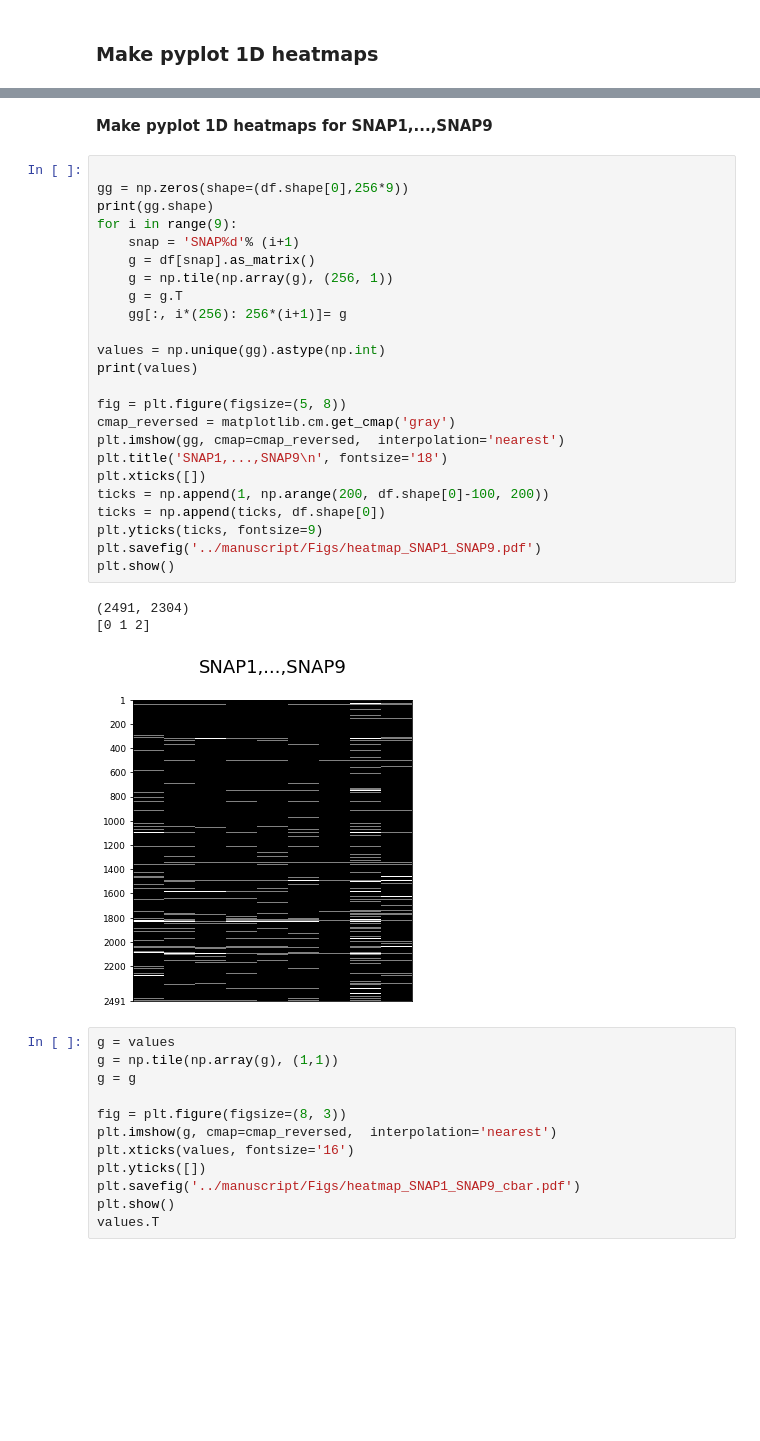
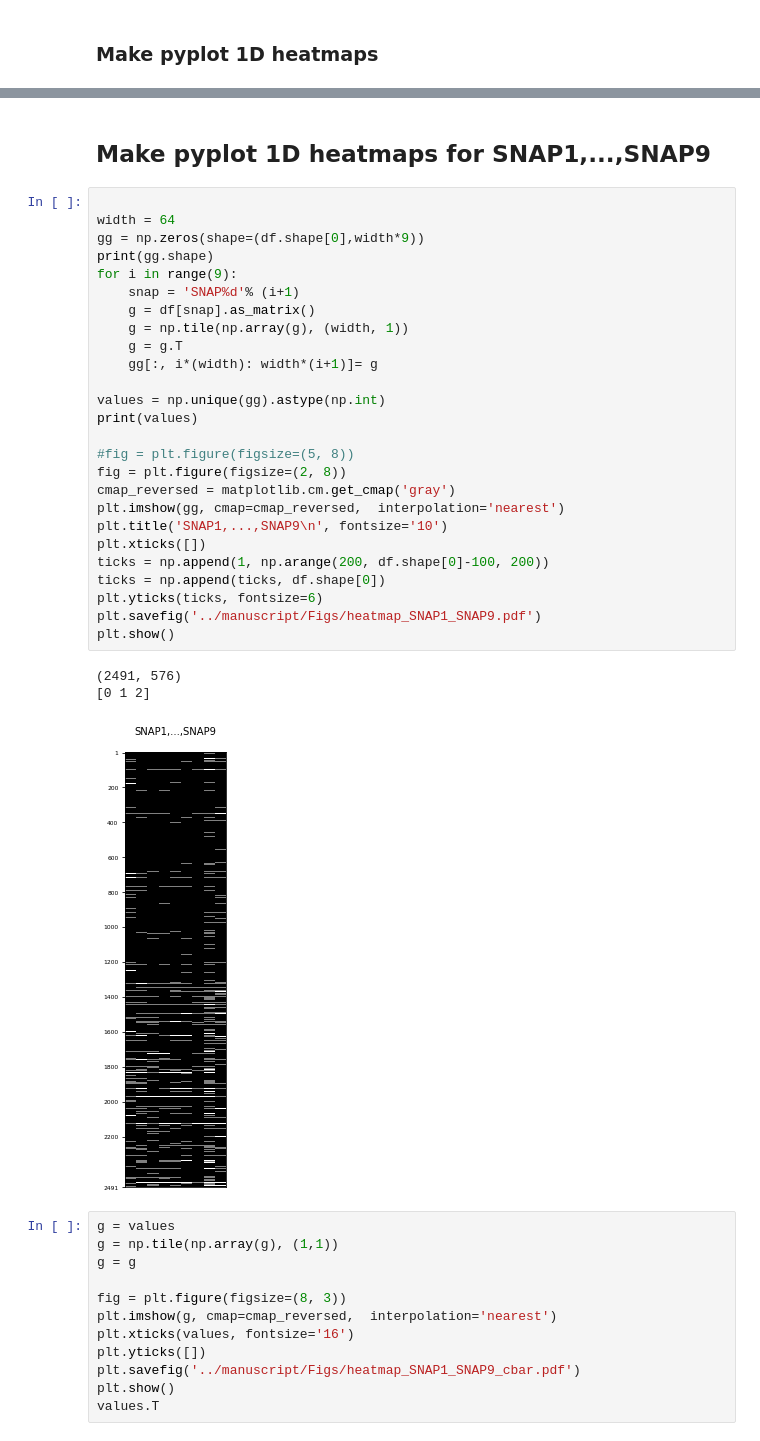
Before and after one commit to arvidl/inattention-populationsample, a Jupyter notebook: notebooks/01_preparation.ipynb, the cells around one changed output, grey strips where cells are left out. Cells and saved outputs as stored; diff of their text form; blank space fills up the shorter version.

```diff
--- a/notebooks/01_preparation.ipynb
+++ b/notebooks/01_preparation.ipynb
@@ -425,35 +428,37 @@ heatmap_1d('ave'); heatmap_1d_cbar('ave')
 [0 1 2 3 4 5 6]
 [figure]
 # %% [markdown]
-**Make pyplot 1D heatmaps for SNAP1,...,SNAP9**
+## **Make pyplot 1D heatmaps for SNAP1,...,SNAP9**
 # %%
 
-gg = np.zeros(shape=(df.shape[0],256*9))
+width = 64
+gg = np.zeros(shape=(df.shape[0],width*9))
 print(gg.shape)
 for i in range(9):
     snap = 'SNAP%d'% (i+1)
     g = df[snap].as_matrix()
-    g = np.tile(np.array(g), (256, 1))
+    g = np.tile(np.array(g), (width, 1))
     g = g.T
-    gg[:, i*(256): 256*(i+1)]= g
+    gg[:, i*(width): width*(i+1)]= g
 
 values = np.unique(gg).astype(np.int)
 print(values)
 
-fig = plt.figure(figsize=(5, 8))
+#fig = plt.figure(figsize=(5, 8))
+fig = plt.figure(figsize=(2, 8))
 cmap_reversed = matplotlib.cm.get_cmap('gray')
 plt.imshow(gg, cmap=cmap_reversed,  interpolation='nearest')
-plt.title('SNAP1,...,SNAP9\n', fontsize='18')
+plt.title('SNAP1,...,SNAP9\n', fontsize='10')
 plt.xticks([])
 ticks = np.append(1, np.arange(200, df.shape[0]-100, 200))
 ticks = np.append(ticks, df.shape[0])
-plt.yticks(ticks, fontsize=9)
+plt.yticks(ticks, fontsize=6)
 plt.savefig('../manuscript/Figs/heatmap_SNAP1_SNAP9.pdf')
 plt.show()
 # %% [output]
-(2491, 2304)
+(2491, 576)
 [0 1 2]
-[figure, old version]
+[figure, new version]
 # %%
 g = values
 g = np.tile(np.array(g), (1,1))
```
Also changed, not shown: parts of 2 cells of this notebook, 21 other files.
